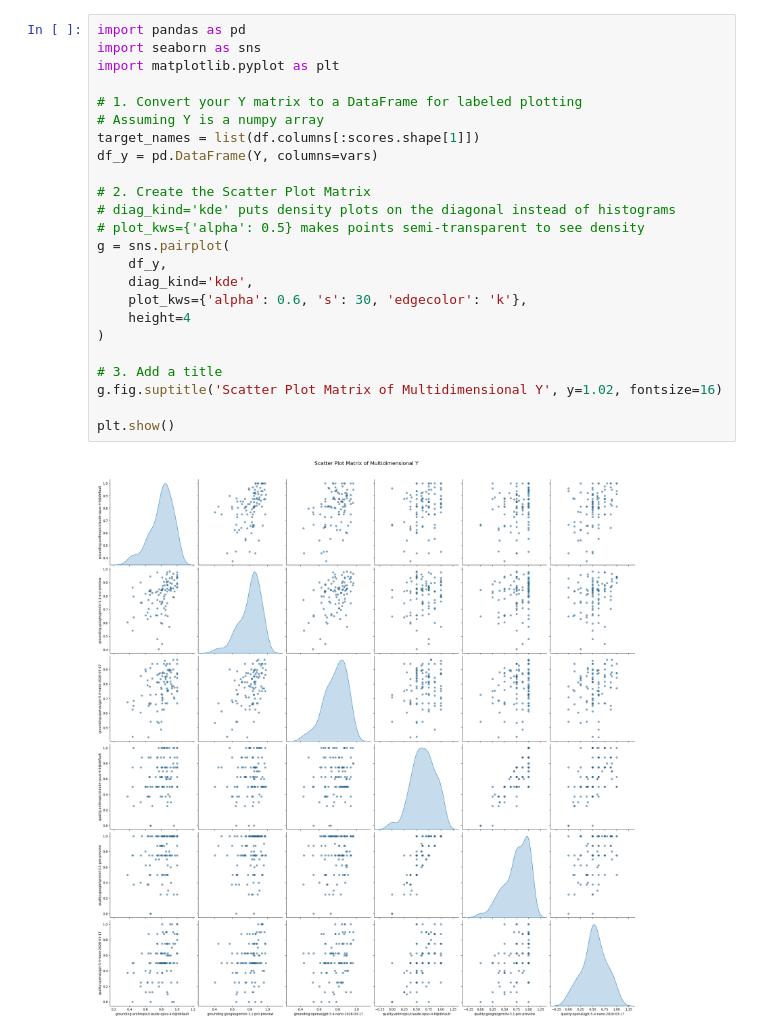
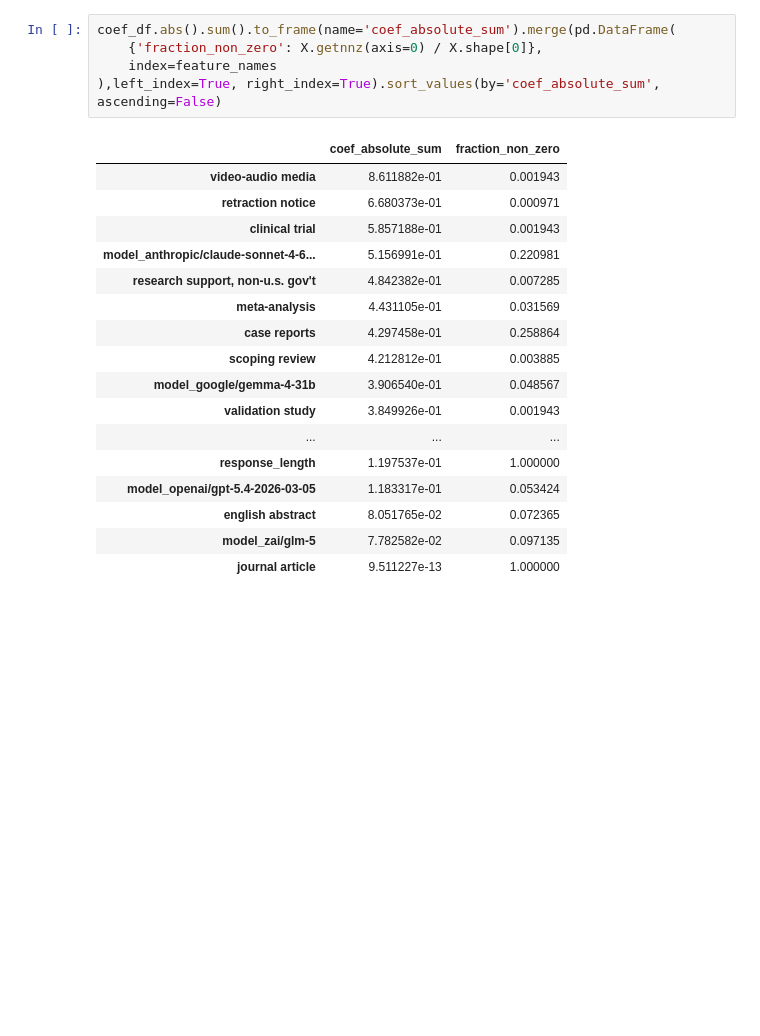
Before and after one commit to vmorozov/result2conclusion, a Jupyter notebook: notebooks/post_analysis.ipynb, the cells around one changed output. Drawn from its saved outputs; the diff is of its cells as text; blank space fills up the shorter version.

```diff
--- a/notebooks/post_analysis.ipynb
+++ b/notebooks/post_analysis.ipynb
@@ -189,26 +421,23 @@ df[df['pt'].str.contains('observational study',case=False, na=False)].shape[0]
-# %%
-import pandas as pd
-import seaborn as sns
-import matplotlib.pyplot as plt
-
-# 1. Convert your Y matrix to a DataFrame for labeled plotting
-# Assuming Y is a numpy array
-target_names = list(df.columns[:scores.shape[1]])
-df_y = pd.DataFrame(Y, columns=vars)
-
-# 2. Create the Scatter Plot Matrix
-# diag_kind='kde' puts density plots on the diagonal instead of histograms
-# plot_kws={'alpha': 0.5} makes points semi-transparent to see density
-g = sns.pairplot(
-    df_y,
-    diag_kind='kde',
-    plot_kws={'alpha': 0.6, 's': 30, 'edgecolor': 'k'},
-    height=4
-)
-
-# 3. Add a title
-g.fig.suptitle('Scatter Plot Matrix of Multidimensional Y', y=1.02, fontsize=16)
-
-plt.show()
-# %% [output]
-[figure, removed]
+# %%
+coef_df.abs().sum().to_frame(name='coef_absolute_sum').merge(pd.DataFrame(
+    {'fraction_non_zero': X.getnnz(axis=0) / X.shape[0]},
+    index=feature_names
+),left_index=True, right_index=True).sort_values(by='coef_absolute_sum', ascending=False)
+# %% [output]
+|  | coef_absolute_sum | fraction_non_zero |
+| video-audio media | 8.611882e-01 | 0.001943 |
+| retraction notice | 6.680373e-01 | 0.000971 |
+| clinical trial | 5.857188e-01 | 0.001943 |
+| model_anthropic/claude-sonnet-4-6... | 5.156991e-01 | 0.220981 |
+| research support, non-u.s. gov't | 4.842382e-01 | 0.007285 |
+| meta-analysis | 4.431105e-01 | 0.031569 |
+| case reports | 4.297458e-01 | 0.258864 |
+| scoping review | 4.212812e-01 | 0.003885 |
+| model_google/gemma-4-31b | 3.906540e-01 | 0.048567 |
+| validation study | 3.849926e-01 | 0.001943 |
+| ... | ... | ... |
+| response_length | 1.197537e-01 | 1.000000 |
+| model_openai/gpt-5.4-2026-03-05 | 1.183317e-01 | 0.053424 |
+| english abstract | 8.051765e-02 | 0.072365 |
+| model_zai/glm-5 | 7.782582e-02 | 0.097135 |
+| journal article | 9.511227e-13 | 1.000000 |
```
Also changed, not shown: parts of 29 cells of this notebook, 19 other files.
